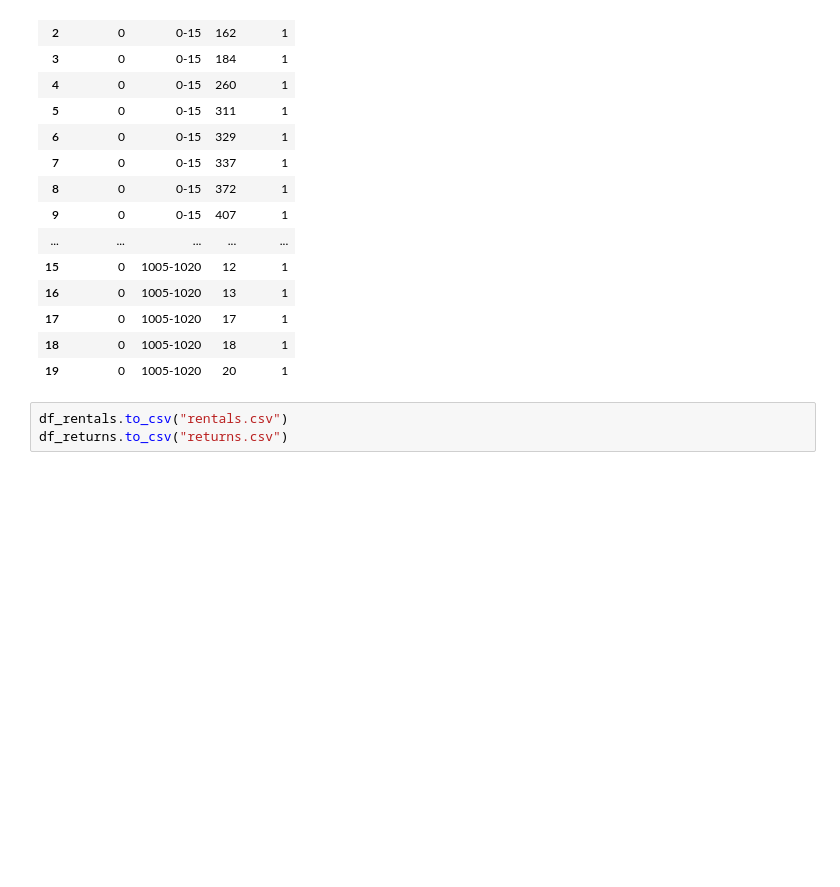
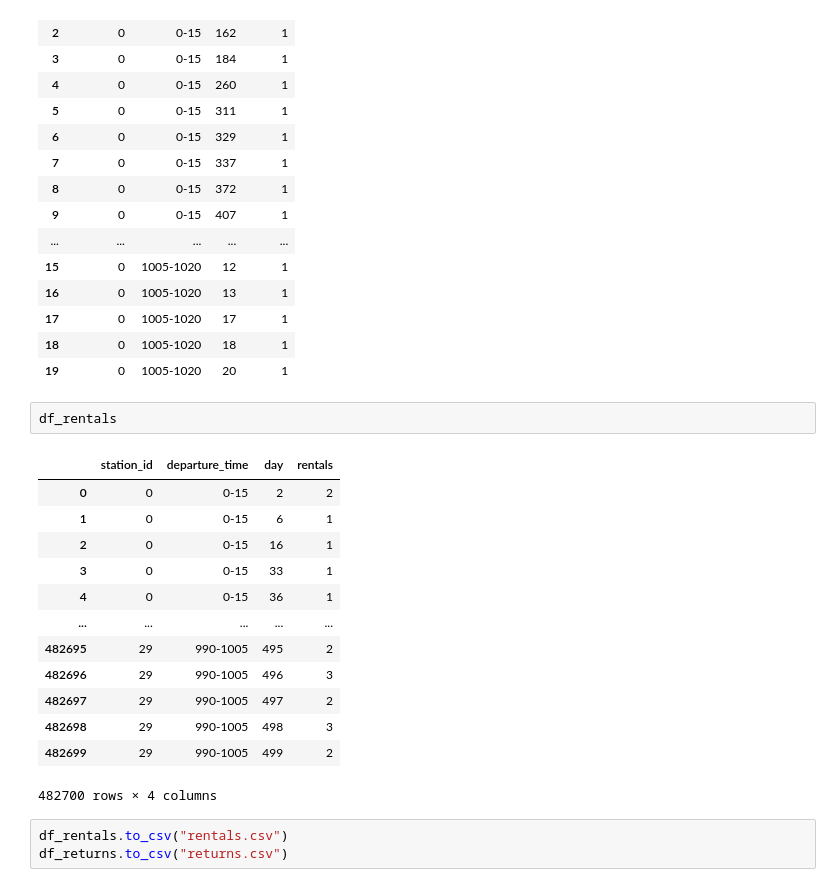
Before and after one commit to clyman23/urban-opt-final, a Jupyter notebook: input_data_bikes_urban_opt.ipynb, the cells around one changed output. Drawn from its saved outputs; the diff is of its cells as text; blank space fills up the shorter version.

```diff
--- a/input_data_bikes_urban_opt.ipynb
+++ b/input_data_bikes_urban_opt.ipynb
@@ -306,6 +330,22 @@ df_returns.head(20)
 | 17 | 0 | 1005-1020 | 17 | 1 |
 | 18 | 0 | 1005-1020 | 18 | 1 |
 | 19 | 0 | 1005-1020 | 20 | 1 |
+# %%
+df_rentals
+# %% [output]
+|  | station_id | departure_time | day | rentals |
+| 0 | 0 | 0-15 | 2 | 2 |
+| 1 | 0 | 0-15 | 6 | 1 |
+| 2 | 0 | 0-15 | 16 | 1 |
+| 3 | 0 | 0-15 | 33 | 1 |
+| 4 | 0 | 0-15 | 36 | 1 |
+| ... | ... | ... | ... | ... |
+| 482695 | 29 | 990-1005 | 495 | 2 |
+| 482696 | 29 | 990-1005 | 496 | 3 |
+| 482697 | 29 | 990-1005 | 497 | 2 |
+| 482698 | 29 | 990-1005 | 498 | 3 |
+| 482699 | 29 | 990-1005 | 499 | 2 |
+482700 rows × 4 columns
 # %%
 df_rentals.to_csv("rentals.csv")
 df_returns.to_csv("returns.csv")
```
Also changed, not shown: parts of 10 cells of this notebook.
